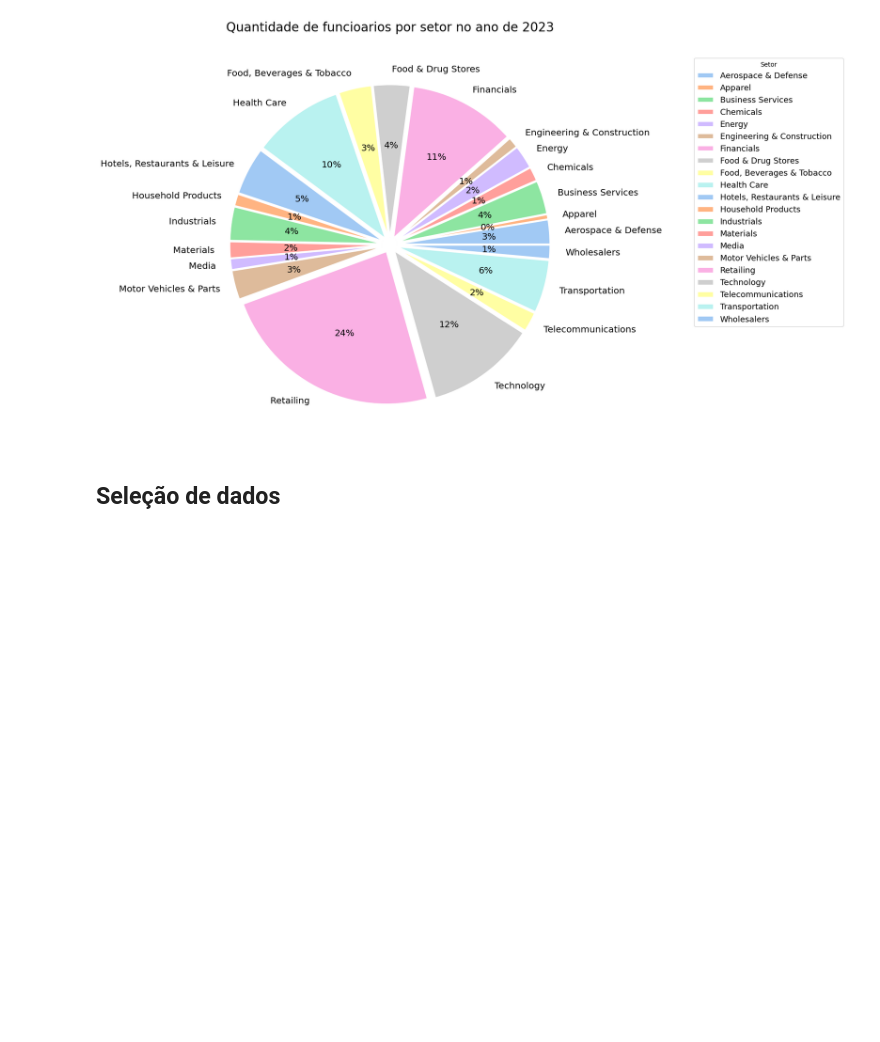
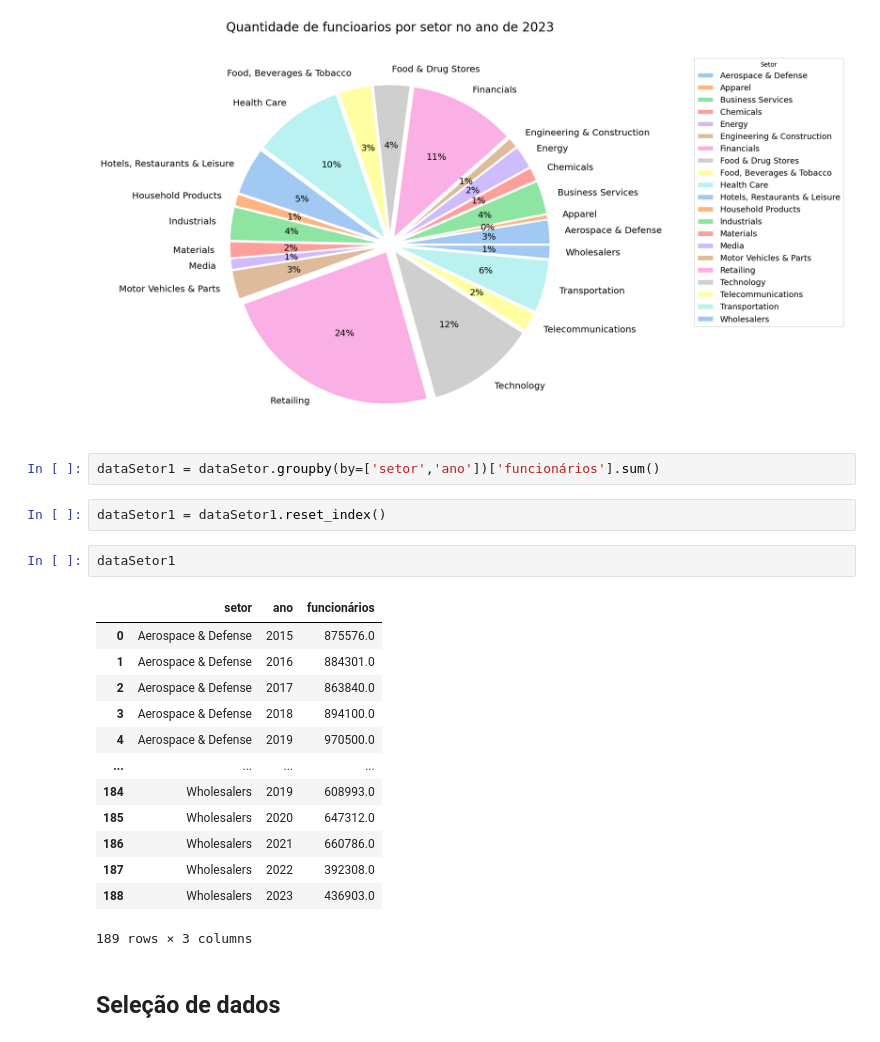
Before and after one commit to kaladabrio2020/AnalisandoFortunas, a Jupyter notebook: Analise.ipynb, the cells around one changed output. Saved outputs shown, nothing was run; the diff lists cells and outputs as text; blank space fills up the shorter version.

```diff
--- a/Analise.ipynb
+++ b/Analise.ipynb
@@ -212,6 +214,26 @@ plt.legend(dados.index.values,title="Setor",bbox_to_anchor=(1, 0, 0.7, 1),fontsi
 plt.show()
 # %% [output]
 [figure]
+# %%
+dataSetor1 = dataSetor.groupby(by=['setor','ano'])['funcionários'].sum()
+# %%
+dataSetor1 = dataSetor1.reset_index()
+# %%
+dataSetor1
+# %% [output]
+|  | setor | ano | funcionários |
+| 0 | Aerospace & Defense | 2015 | 875576.0 |
+| 1 | Aerospace & Defense | 2016 | 884301.0 |
+| 2 | Aerospace & Defense | 2017 | 863840.0 |
+| 3 | Aerospace & Defense | 2018 | 894100.0 |
+| 4 | Aerospace & Defense | 2019 | 970500.0 |
+| ... | ... | ... | ... |
+| 184 | Wholesalers | 2019 | 608993.0 |
+| 185 | Wholesalers | 2020 | 647312.0 |
+| 186 | Wholesalers | 2021 | 660786.0 |
+| 187 | Wholesalers | 2022 | 392308.0 |
+| 188 | Wholesalers | 2023 | 436903.0 |
+189 rows × 3 columns
 # %% [markdown]
 ## Seleção de dados
 # %%
```
Also changed, not shown: parts of 11 cells of this notebook, 1 other file.
